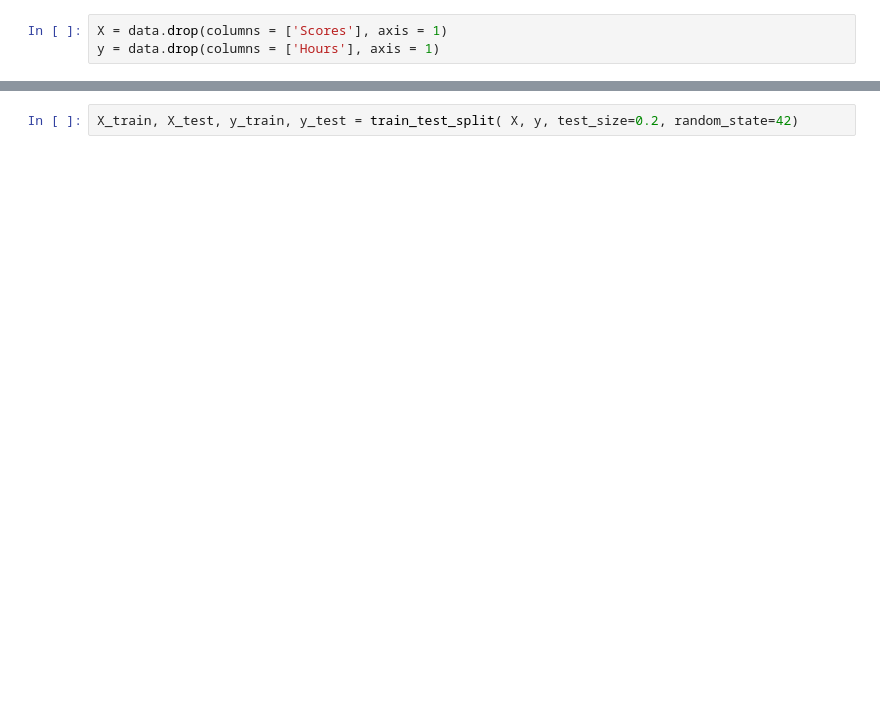
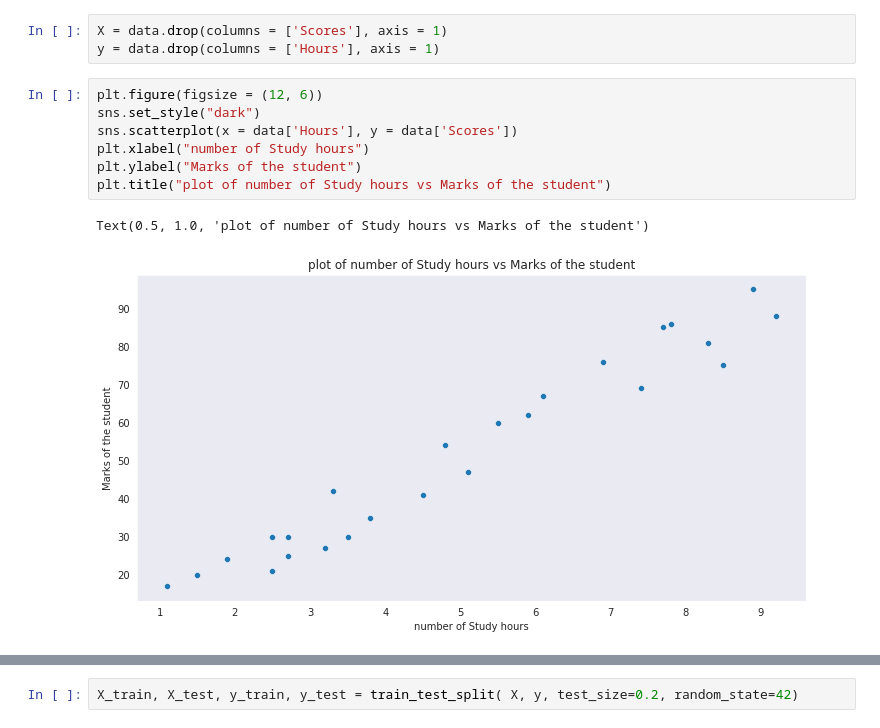
Before and after one commit to himanshu-nakrani/GRIP-The-Sparks-Foundation-, a Jupyter notebook: grip-task-1.ipynb, the cells around one changed output, grey strips where cells are left out. Cells and saved outputs as stored; diff of their text form; blank space fills up the shorter version.

```diff
--- a/grip-task-1.ipynb
+++ b/grip-task-1.ipynb
@@ -20,3 +47,13 @@ data.head()
 # %%
 X = data.drop(columns = ['Scores'], axis = 1)
 y = data.drop(columns = ['Hours'], axis = 1)
+# %%
+plt.figure(figsize = (12, 6))
+sns.set_style("dark")
+sns.scatterplot(x = data['Hours'], y = data['Scores'])
+plt.xlabel("number of Study hours")
+plt.ylabel("Marks of the student")
+plt.title("plot of number of Study hours vs Marks of the student")
+# %% [output]
+Text(0.5, 1.0, 'plot of number of Study hours vs Marks of the student')
+[figure, added]
```
Also changed, not shown: parts of 24 cells of this notebook.
